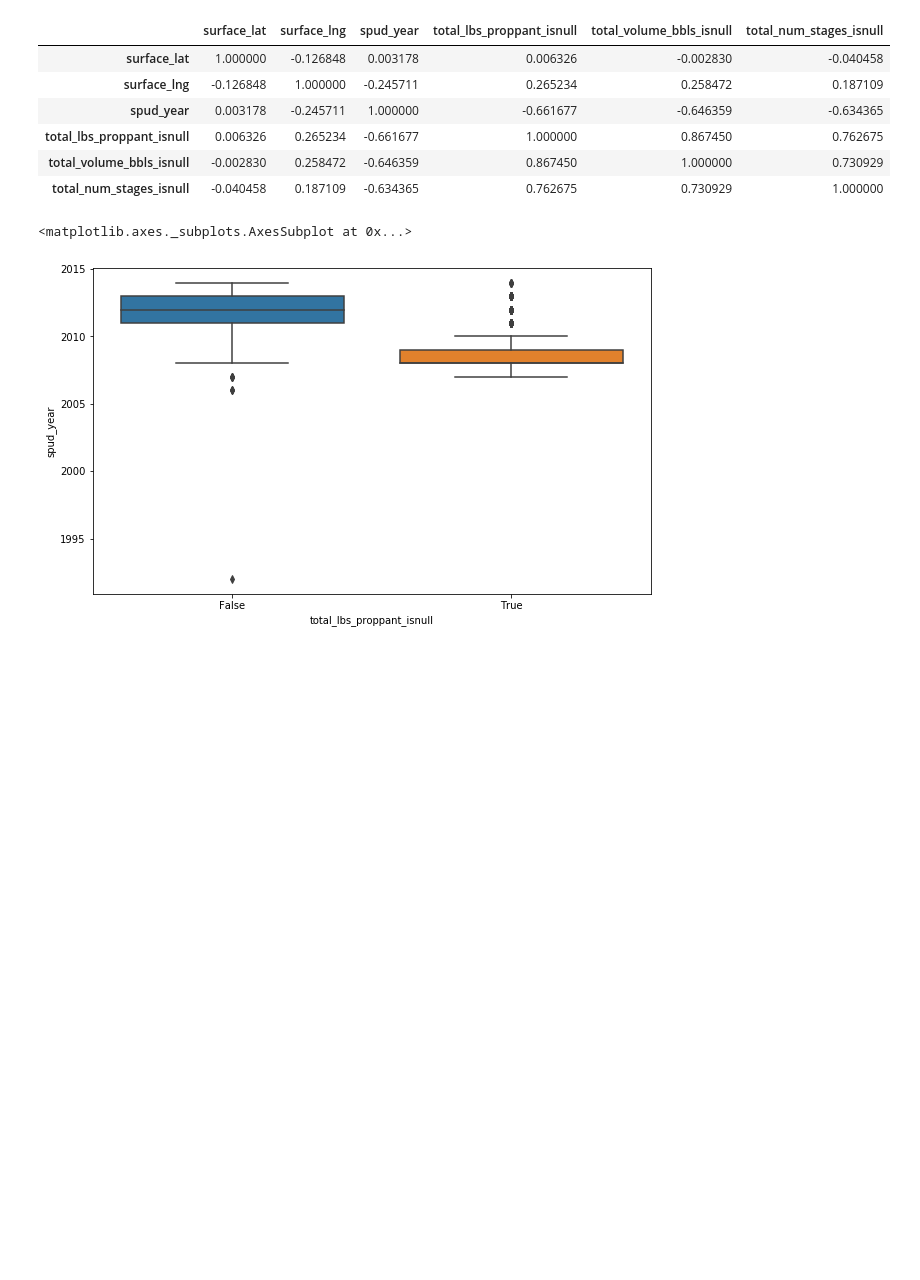
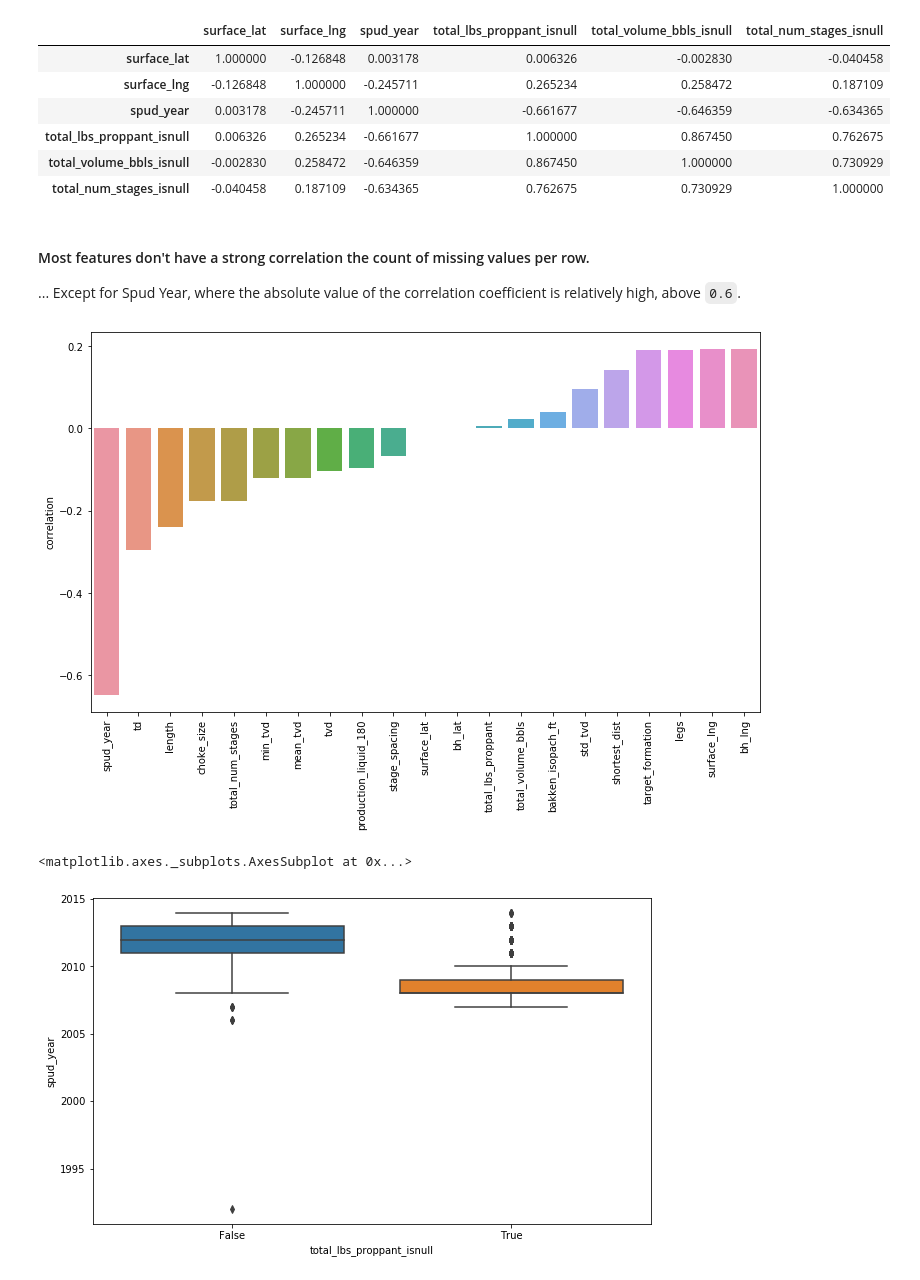
Before and after one commit to noproblem-james/data_imputation, a Jupyter notebook: notebooks/imputation_experimentation.ipynb, the cells around one changed output. Cells and saved outputs as stored; diff of their text form; code cells hidden in the pictures; blank space fills up the shorter version.

```diff
--- a/notebooks/imputation_experimentation.ipynb
+++ b/notebooks/imputation_experimentation.ipynb
@@ -227,6 +175,21 @@ null_flag_corr_df
 | total_lbs_proppant_isnull | 0.006326 | 0.265234 | -0.661677 | 1.000000 | 0.867450 | 0.762675 |
 | total_volume_bbls_isnull | -0.002830 | 0.258472 | -0.646359 | 0.867450 | 1.000000 | 0.730929 |
 | total_num_stages_isnull | -0.040458 | 0.187109 | -0.634365 | 0.762675 | 0.730929 | 1.000000 |
+# %% [markdown]
+#### Most features don't have a strong correlation the count of missing values per row.
+... Except for Spud Year, where the absolute value of the correlation coefficient is relatively high, above `0.6`.
+# %%
+has_nulls_df = full_df.copy().assign(has_nulls= lambda x: pd.isnull(x).sum(axis=1))
+correlations = has_nulls_df.corr().sort_values('has_nulls')[['has_nulls']]
+fig, ax = plt.subplots(figsize=(12, 7))
+ax = sns.barplot(x='index', y='has_nulls',
+                 data=correlations.dropna().drop('has_nulls', axis=0).reset_index())
+ax.set_xticklabels(ax.get_xticklabels(), rotation=90)
+ax.set_xlabel('')
+ax.set_ylabel('correlation')
+plt.show()
+# %% [output]
+[figure, added]
 # %%
 fig, ax = plt.subplots(figsize=(10,6))
 sns.boxplot(data=null_flag_df, y="spud_year", x="total_lbs_proppant_isnull")
```
Also changed, not shown: parts of 18 cells of this notebook, 6 other files.
